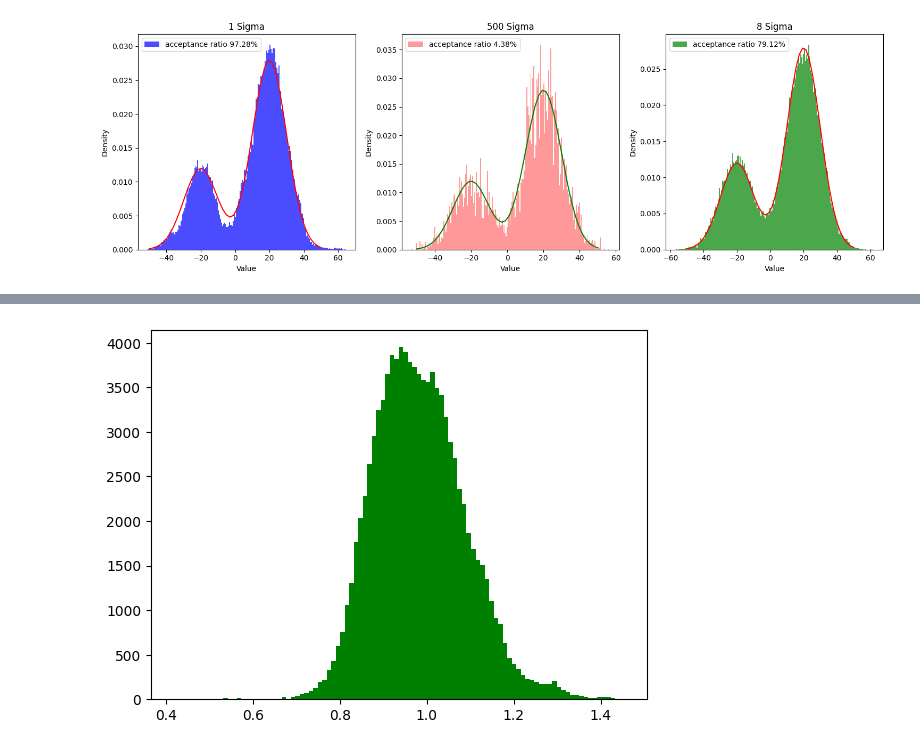
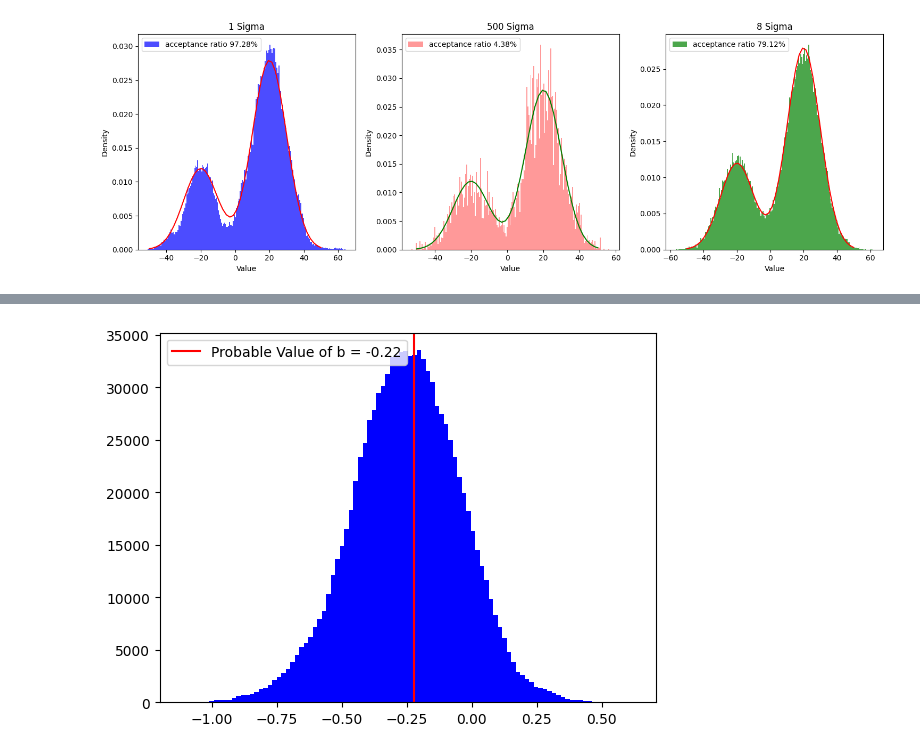
Before and after one commit to efandresena/AIMS-Course, a Jupyter notebook: mirindraf_MC4ML_Assignment_02.ipynb, the cells around one changed output, grey strips where cells are left out. Cells and saved outputs as stored; diff of their text form; code cells hidden in the pictures.

```diff
--- a/mirindraf_MC4ML_Assignment_02.ipynb
+++ b/mirindraf_MC4ML_Assignment_02.ipynb
@@ -395,5 +482,14 @@ plt.show()
-# %%
-plt.hist(chain_mx[:,2], bins=100, color='green')
-plt.show()
-# %% [output]
-[figure, removed]
+# %%
+# Histogram of b and its expected value
+
+count, value_b = np.histogram(chain_mx[:,1], bins=100)
+idx = np.argmax(count)
+
+b_est = float(value_b[idx-1] + value_b[idx])/2
+
+plt.hist(chain_mx[:,1], bins=100, color='blue')
+plt.axvline(b_est, color='red', label=f"Probable Value of b = {b_est:.2f}")
+plt.legend()
+plt.show()
+# %% [output]
+[figure, added]
```
Also changed, not shown: parts of 37 cells of this notebook.
